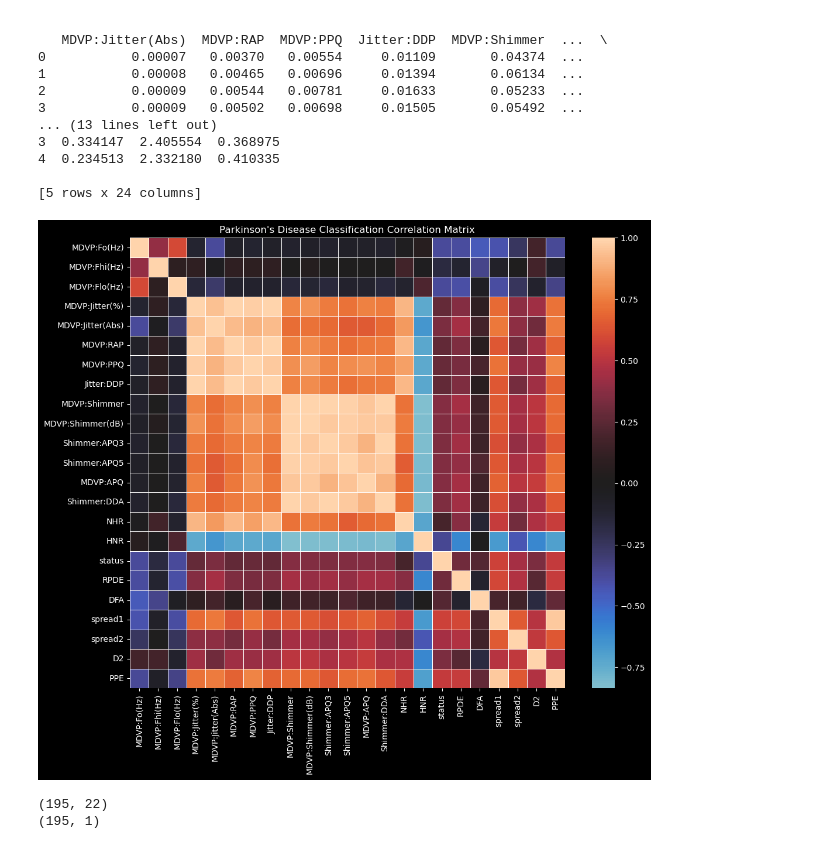
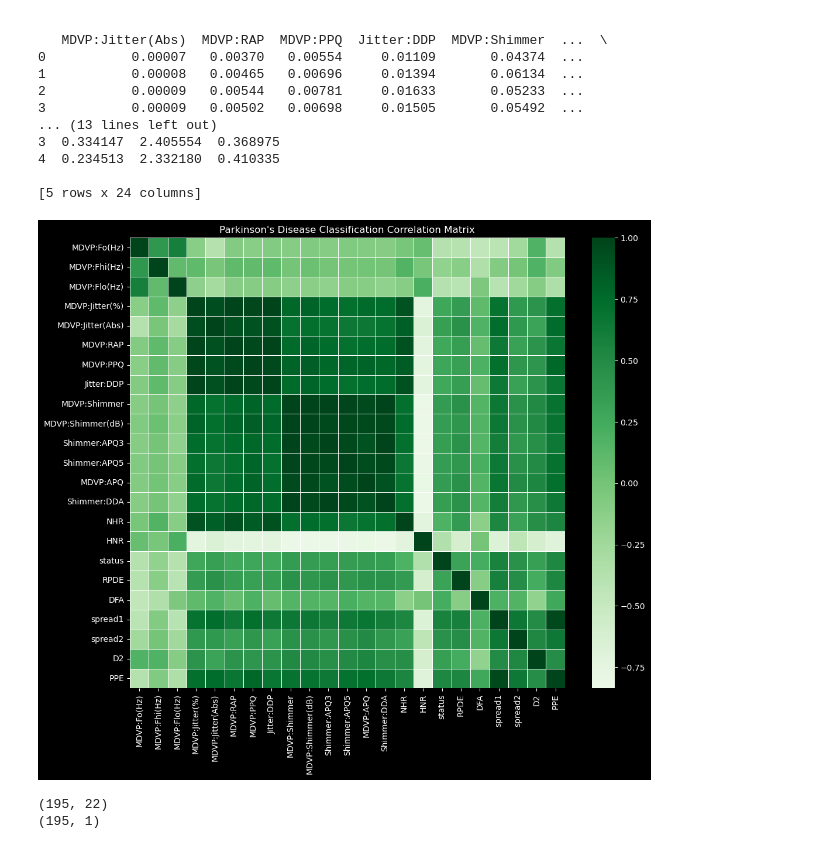
Before and after one commit to AnalyzeVisualize/Parkinson-s-Disease-Detection-w-ML, a Jupyter notebook: parkinsons_classification.ipynb, the cells around one changed output. Cells and saved outputs as stored; diff of their text form; code cells hidden in the pictures.

```diff
--- a/parkinsons_classification.ipynb
+++ b/parkinsons_classification.ipynb
@@ -38,29 +38,28 @@ classification_df = classification_df.drop('name', axis=1)
 # %%
 import matplotlib.pyplot as plt
 import seaborn as sns
 
 def make_corr_vis(name, data, columns):
     # Calculate correlation
     corr = data[columns].corr()
 
     # Create a heatmap using seaborn
     plt.figure(figsize=(12, 10))
-    sns.color_palette("ch:start=.2,rot=-.3", as_cmap=True)
-    sns.heatmap(corr,center=0, linewidths=0.5)
+    sns.heatmap(corr,center=0, linewidths=0.5, cmap="Greens")
     plt.title(f'{name} Correlation Matrix')
     plt.show()
 
 # Define the columns you want to include in the correlation matrix
 classification_columns = ['MDVP:Fo(Hz)', 'MDVP:Fhi(Hz)', 'MDVP:Flo(Hz)', 'MDVP:Jitter(%)',
        'MDVP:Jitter(Abs)', 'MDVP:RAP', 'MDVP:PPQ', 'Jitter:DDP',
        'MDVP:Shimmer', 'MDVP:Shimmer(dB)', 'Shimmer:APQ3', 'Shimmer:APQ5',
        'MDVP:APQ', 'Shimmer:DDA', 'NHR', 'HNR', 'status', 'RPDE', 'DFA',
        'spread1', 'spread2', 'D2', 'PPE']
 
 # Call the function with your DataFrame and columns
 make_corr_vis("Parkinson's Disease Classification", classification_df, classification_columns)
 # %% [output]
-[figure, old version]
+[figure, new version]
 # %%
 # Build model to create classifications based on classifications_df.status (1 = Parkinsons, 0 = Healthy)
 
```
